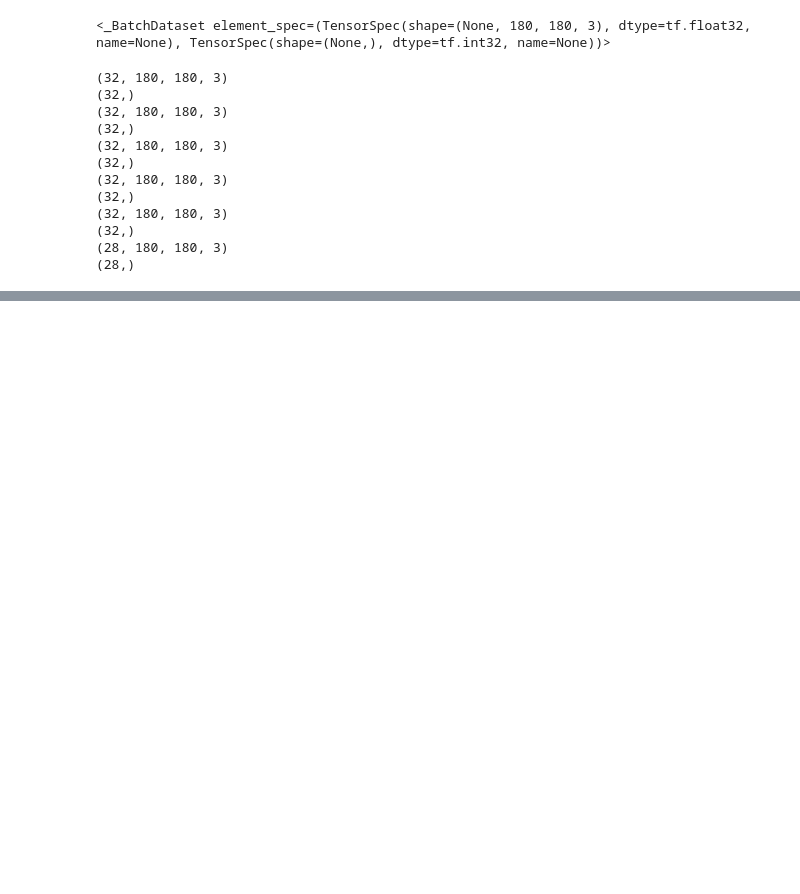
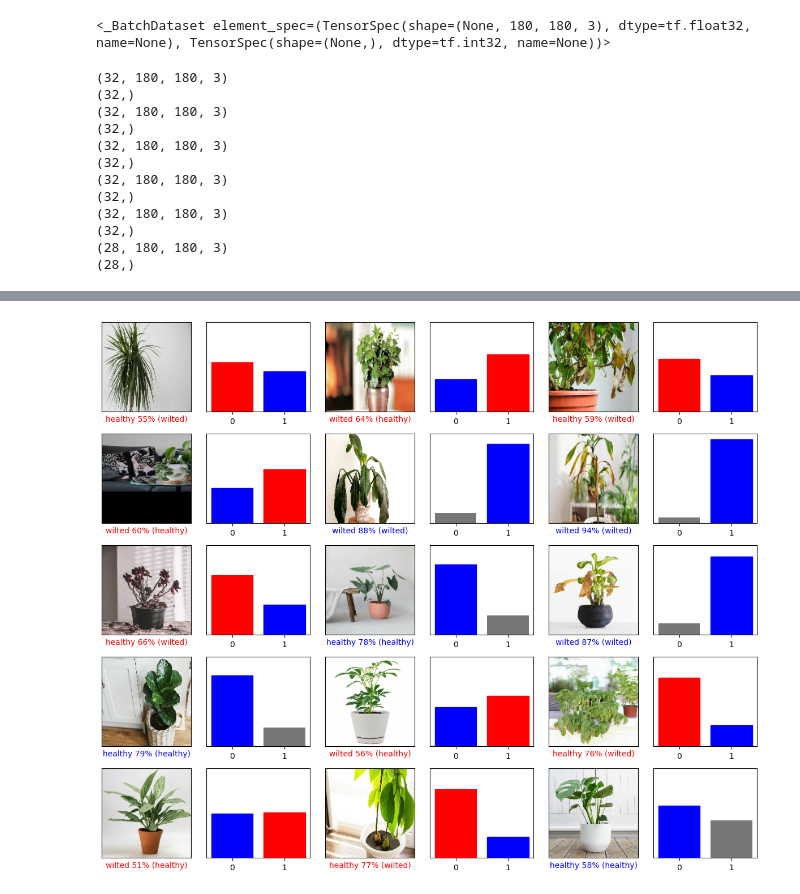
Before and after one commit to bwoakley/PlantHealth_ImageClassifier, a Jupyter notebook: HousePlants.ipynb, the cells around one changed output, grey strips where cells are left out. Cells and saved outputs as stored; diff of their text form; code cells hidden in the pictures; blank space fills up the shorter version.

```diff
--- a/HousePlants.ipynb
+++ b/HousePlants.ipynb
@@ -243,0 +250,2 @@ Epoch 5/5
+# %%
+predictions = probability_model.predict(val_ds)
@@ -243,0 +270,17 @@ Epoch 5/5
+# %%
+i=1
+
+for image_batch_temp, labels_batch_temp in val_ds:
+
+    if i == 1:
+        test_labels = labels_batch_temp.numpy()
+        test_images = image_batch_temp.numpy()
+    else:
+        test_labels = np.concatenate( (test_labels,labels_batch_temp.numpy()), axis=0 )
+        test_images = np.concatenate( (test_images,image_batch_temp.numpy()), axis=0 )
+
+    i = i + 1
+
+display(test_labels)
+
+display(test_images.shape)
@@ -243,0 +340,16 @@ Epoch 5/5
+# %%
+# Plot the first X test images, their predicted labels, and the true labels.
+# Color correct predictions in blue and incorrect predictions in red.
+num_rows = 5
+num_cols = 3
+num_images = num_rows*num_cols
+plt.figure(figsize=(2*2*num_cols, 2*num_rows))
+for i in range(num_images):
+  plt.subplot(num_rows, 2*num_cols, 2*i+1)
+  plot_image(i, predictions[i], test_labels, test_images)
+  plt.subplot(num_rows, 2*num_cols, 2*i+2)
+  plot_value_array(i, predictions[i], test_labels)
+plt.tight_layout()
+plt.show()
+# %% [output]
+[figure, added]
```
Also changed, not shown: parts of 14 cells of this notebook.
